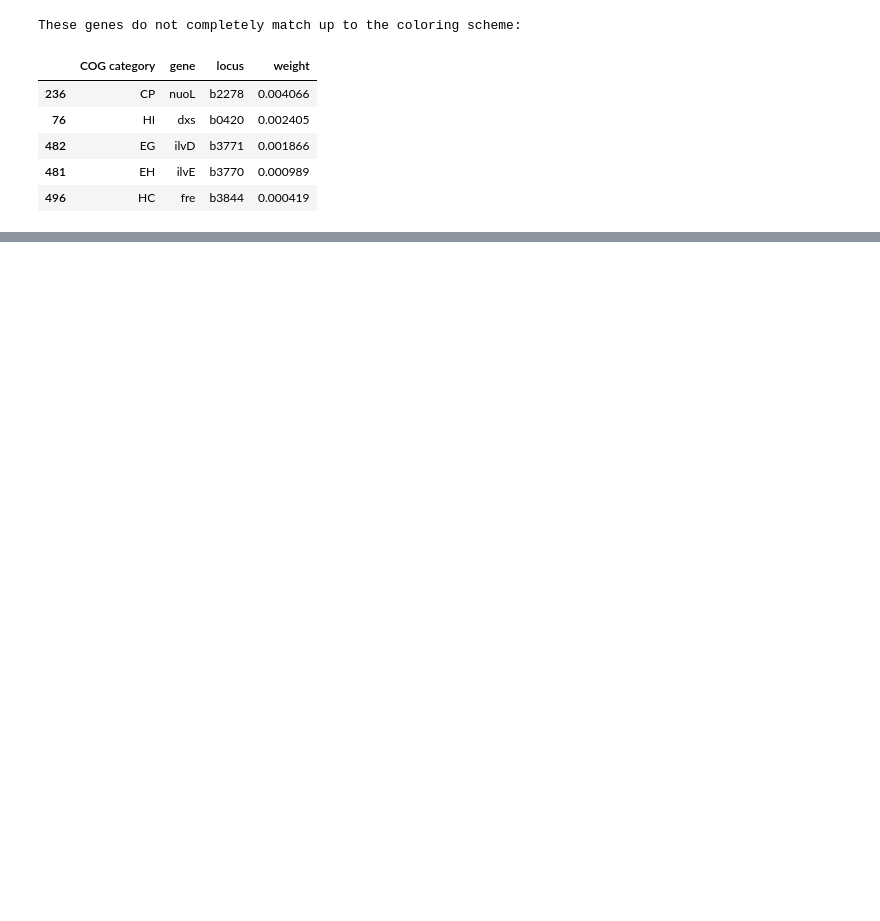
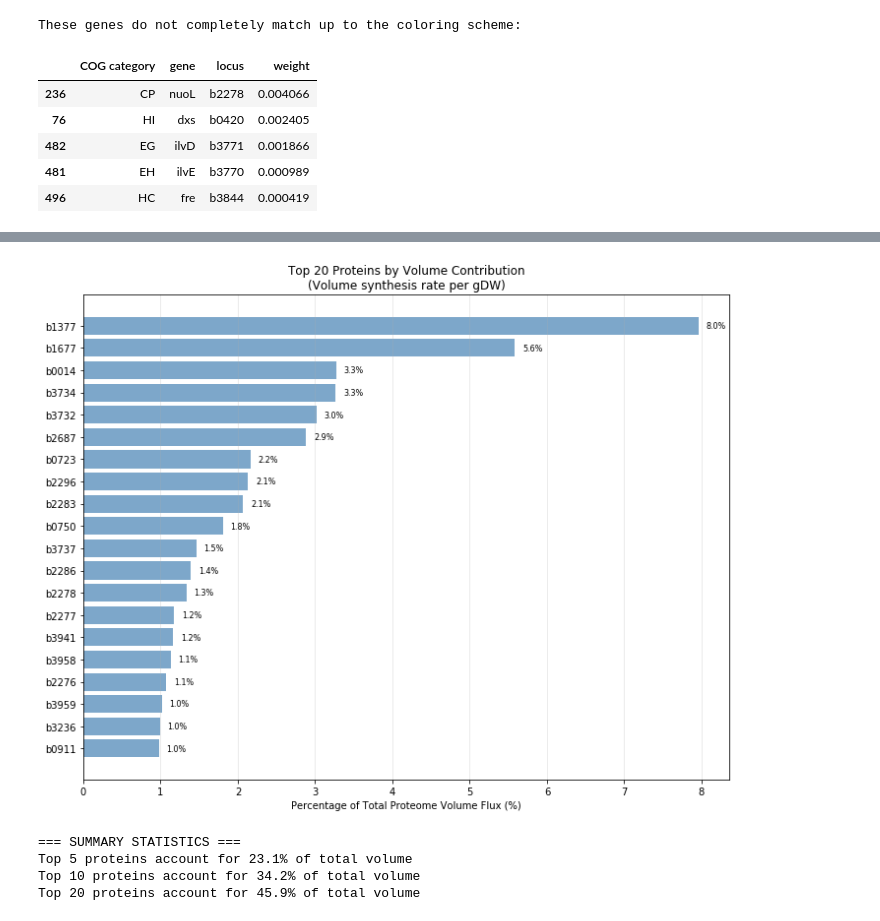
Before and after one commit to SBRG/StressME-DynamicME, a Jupyter notebook: figures_stressme.ipynb, the cells around one changed output, grey strips where cells are left out. Drawn from its saved outputs; the diff is of its cells as text; code cells hidden in the pictures; blank space fills up the shorter version.

```diff
--- a/figures_stressme.ipynb
+++ b/figures_stressme.ipynb
@@ -75,0 +130,17 @@ figure_utils.write_d3_voronoi_html(hier, out_html="run_stressme_results/demo/vor
+# %%
+# Calculate proteome volume from the ME solution
+proteome_volume = calculate_proteome_volume_from_solution(
+    solution,
+    blattner_to_uniprot,
+    protein_volumes
+)
+
+# Display results using the module function
+print_proteome_volume_summary(proteome_volume)
+
+print()
+print("=== MISSING PROTEINS (first 10) ===")
+for i, missing in enumerate(proteome_volume['missing_protein_list'][:10]):
+    print(f"{i+1:2d}. {missing}")
+if len(proteome_volume['missing_protein_list']) > 10:
+    print(f"... and {len(proteome_volume['missing_protein_list']) - 10} more")
@@ -75,0 +165,9 @@ figure_utils.write_d3_voronoi_html(hier, out_html="run_stressme_results/demo/vor
+# %%
+# Visualize the top volume contributors
+plot_volume_contributors(proteome_volume, top_n=20)
+# %% [output]
+[figure, added]
+=== SUMMARY STATISTICS ===
+Top 5 proteins account for 23.1% of total volume
+Top 10 proteins account for 34.2% of total volume
+Top 20 proteins account for 45.9% of total volume
```
Also changed, not shown: parts of 12 cells of this notebook, 9 other files.
